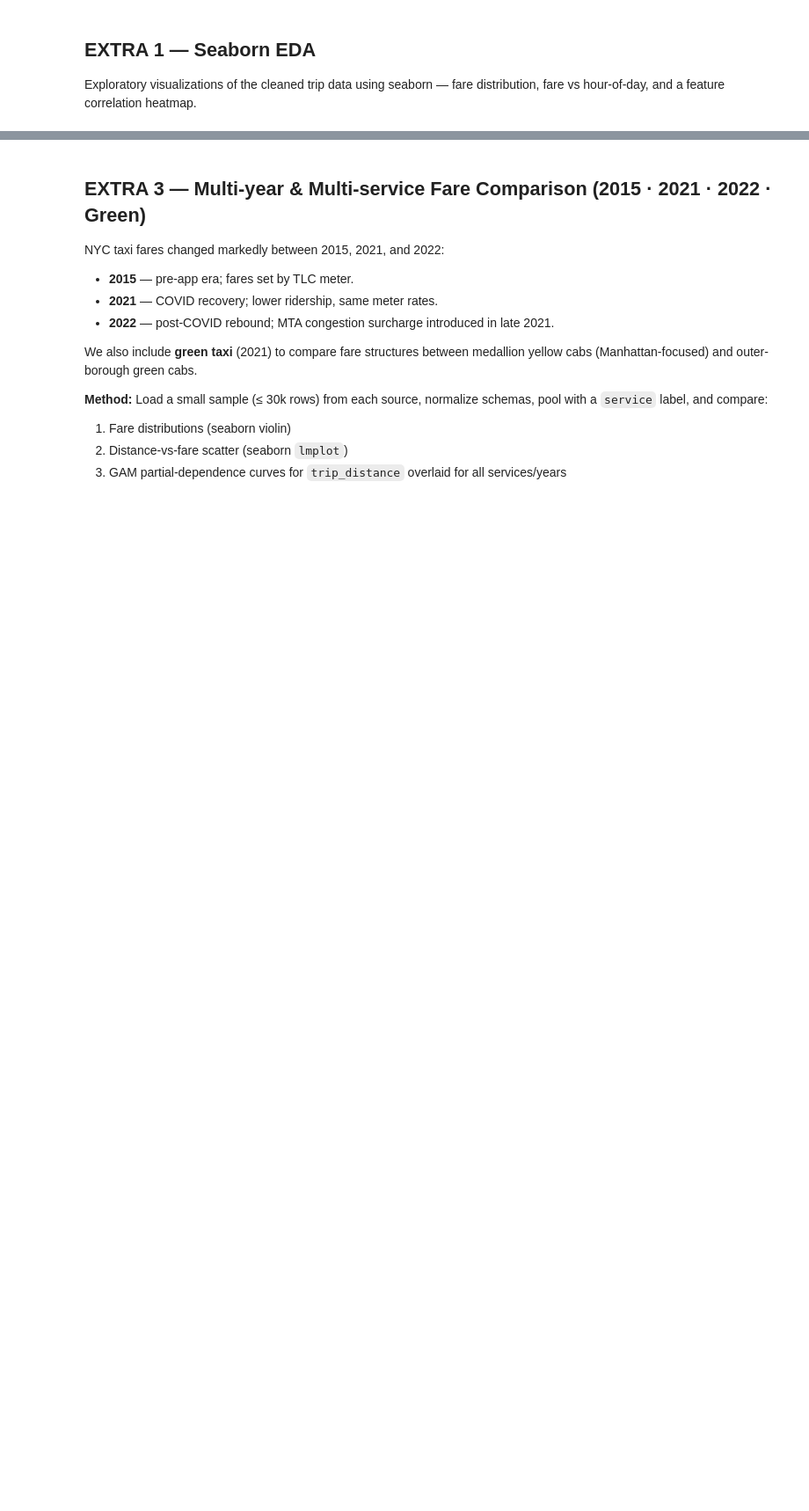
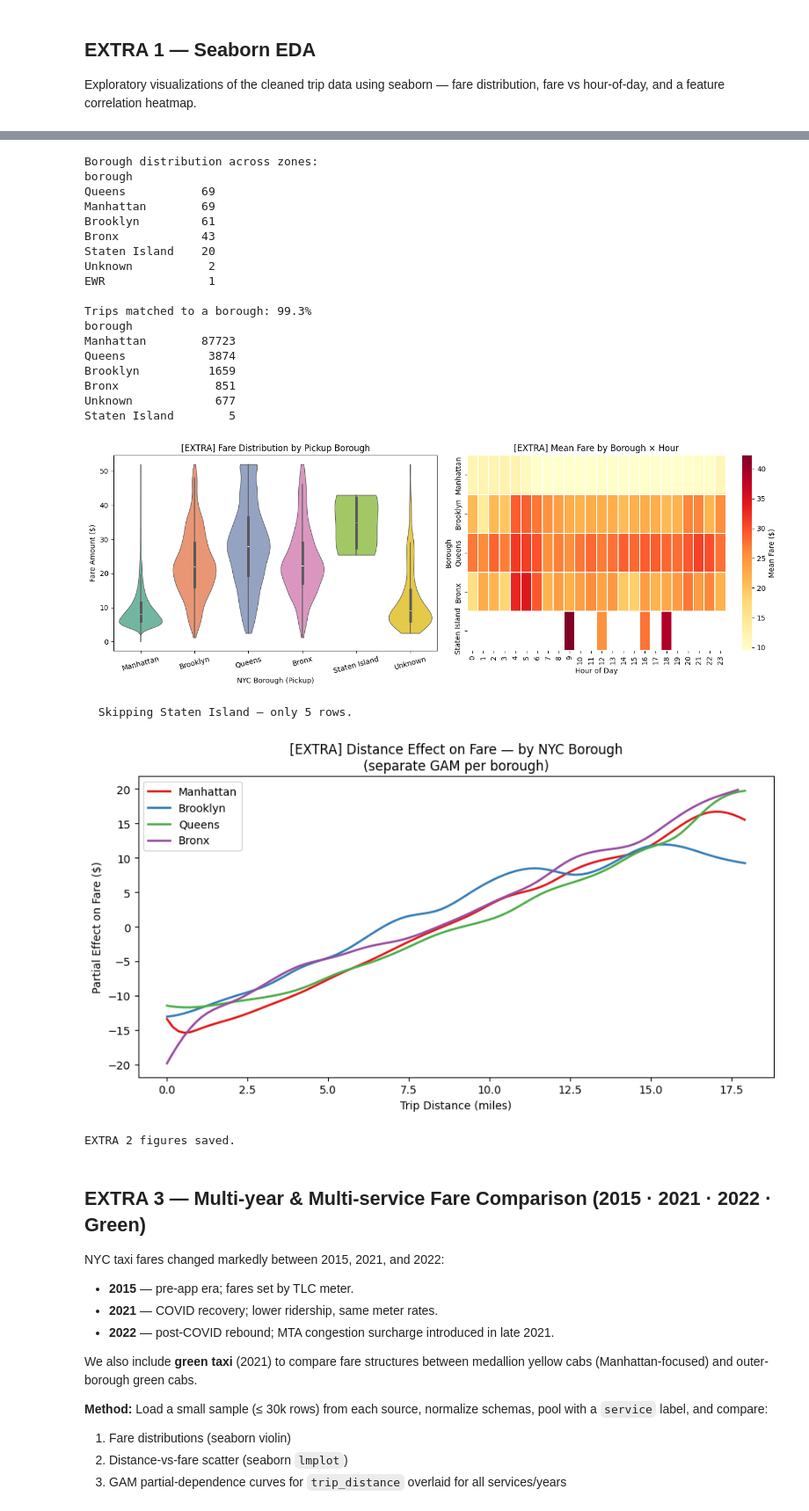
Before and after one commit to j1doan/ucsd-dsc204, a Jupyter notebook: hw3_output/taxi_fare_gam.ipynb, the cells around one changed output, grey strips where cells are left out. Shown at 88% size. Saved outputs shown, nothing was run; the diff lists cells and outputs as text; code cells hidden in the pictures; blank space fills up the shorter version.

```diff
--- a/hw3_output/taxi_fare_gam.ipynb
+++ b/hw3_output/taxi_fare_gam.ipynb
@@ -585,55 +670,23 @@ per borough to see how distance/duration effects differ spatially.
 # %%
 # EXTRA 2 — Region / Borough Assignment and Analysis
 
-ZONES_CSV_PATH = '../data/taxi_zones.csv'   # pickup_place, latitude, longitude
+ZONES_CSV_PATH = '../hw2_output/taxi_zone_lookup.csv'   # LocationID, Borough, Zone, service_zone
 
-# ── 2a. Assign borough to each zone using lat/lon bounding boxes ──────────
-def assign_borough(lat, lon):
-    """
-    Approximate NYC borough from WGS-84 centroid.
-    Bounding boxes are intentionally conservative; ambiguous zones fall to
-    the 'Queens' default (largest borough by area).
-    """
-    if pd.isna(lat) or pd.isna(lon):
-        return 'Unknown'
-    # Staten Island (far southwest)
-    if lon < -74.04:
-        return 'Staten Island'
-    # Bronx (north of Manhattan, slightly east)
-    if lat >= 40.795 and lon >= -73.935:
-        return 'Bronx'
-    # Manhattan (island: lon roughly -74.02 to -73.907, lat 40.70+)
-    if lat >= 40.695 and -74.02 <= lon <= -73.91:
-        return 'Manhattan'
-    # Brooklyn (south, west of Queens)
-    if lat < 40.715 and lon <= -73.84:
-        return 'Brooklyn'
-    # Everything else → Queens
-    return 'Queens'
-
-
+# ── 2a. Load zone lookup (LocationID → Borough) and join onto trip data ─────
 region_df = None
 try:
     zones = pd.read_csv(ZONES_CSV_PATH)
     zones.columns = [c.strip().lower() for c in zones.columns]
-    # columns expected: pickup_place / zone, latitude, longitude
-    if 'pickup_place' not in zones.columns:
-        zones = zones.rename(columns={zones.columns[0]: 'pickup_place'})
-
-    zones['pickup_place'] = pd.to_numeric(zones['pickup_place'], errors='coerce')
-    zones['borough'] = zones.apply(lambda r: assign_borough(r['latitude'], r['longitude']), axis=1)
+    zones = zones.rename(columns={'locationid': 'pickup_location'})
+    zones = zones[['pickup_location', 'borough']].drop_duplicates()
 
     print('Borough distribution across zones:')
     print(zones['borough'].value_counts().to_string())
 
-    # Join onto trip data
     if 'pickup_location' in df.columns:
         region_df = df.copy()
         region_df['pickup_location'] = pd.to_numeric(region_df['pickup_location'], errors='coerce')
-        region_df = region_df.merge(
-            zones[['pickup_place', 'borough']].rename(columns={'pickup_place': 'pickup_location'}),
-            on='pickup_location', how='left'
-        )
+        region_df = region_df.merge(zones, on='pickup_location', how='left')
         region_df['borough'] = region_df['borough'].fillna('Unknown')
         match_pct = (region_df['borough'] != 'Unknown').mean() * 100
         print(f'\nTrips matched to a borough: {match_pct:.1f}%')
@@ -690,33 +743,56 @@ if region_df is not None and 'borough' in region_df.columns:
         if len(sub) < 200:
             print(f'  Skipping {bor} — only {len(sub)} rows.')
             continue
 
         Xb = sub[['trip_distance', 'trip_duration_min', 'hour_of_day',
                    'day_of_week', 'passenger_count']].values
         yb = sub['fare_amount'].values
         gam_b = LinearGAM(s(0) + s(1) + s(2, n_splines=24) + s(3, n_splines=7) + l(4),
                           fit_intercept=True)
         try:
             gam_b.fit(Xb, yb)
         except Exception:
             continue
 
         XX_b = gam_b.generate_X_grid(term=0)
         pdep_b, _ = gam_b.partial_dependence(term=0, X=XX_b, width=0.95)
         ax.plot(XX_b[:, 0], pdep_b, linewidth=2, label=bor,
                 color=BOROUGH_COLORS.get(bor, None))
         borough_gams[bor] = gam_b
 
     ax.set_xlabel('Trip Distance (miles)')
     ax.set_ylabel('Partial Effect on Fare ($)')
     ax.set_title('[EXTRA] Distance Effect on Fare — by NYC Borough\n(separate GAM per borough)')
     ax.legend()
     plt.tight_layout()
     plt.savefig('extra_gam_by_region.png', dpi=120, bbox_inches='tight')
     plt.show()
     print('EXTRA 2 figures saved.')
 else:
     print('EXTRA 2 skipped (no region data).')
+# %% [output]
+Borough distribution across zones:
+borough
+Queens           69
+Manhattan        69
+Brooklyn         61
+Bronx            43
+Staten Island    20
+Unknown           2
+EWR               1
+
+Trips matched to a borough: 99.3%
+borough
+Manhattan        87723
+Queens            3874
+Brooklyn          1659
+Bronx              851
+Unknown            677
+Staten Island        5
+[figure, added]
+  Skipping Staten Island — only 5 rows.
+[figure, added]
+EXTRA 2 figures saved.
 # %% [markdown]
 ## EXTRA 3 — Multi-year & Multi-service Fare Comparison (2015 · 2021 · 2022 · Green)
 
```
Also changed, not shown: parts of 15 cells of this notebook, 14 other files.
